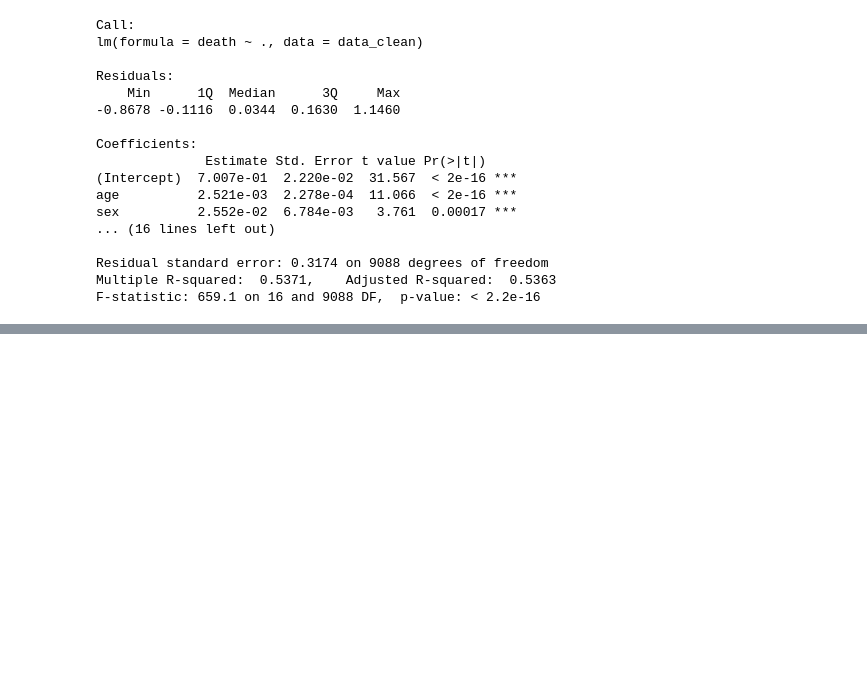
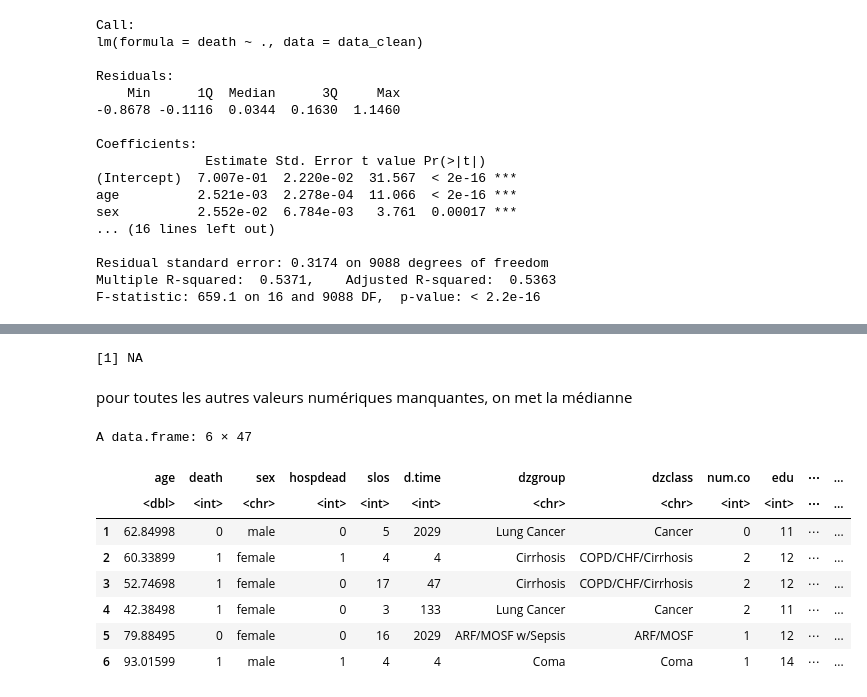
Before and after one commit to ClemouDouard/merr_project, a Jupyter notebook: src/notebook.ipynb, the cells around one changed output, grey strips where cells are left out. Saved outputs shown, nothing was run; the diff lists cells and outputs as text; code cells hidden in the pictures; blank space fills up the shorter version.

```diff
--- a/src/notebook.ipynb
+++ b/src/notebook.ipynb
@@ -306,0 +294,27 @@ A matrix: 17 × 17 of type dbl
+# %%
+data$pafi[is.na(data$pafi)] <- 333.3
+data$alb[is.na(data$alb)] <- 3.5
+data$bun[is.na(data$bun) <- 6.51]
+data$urine[is.na(data$urine)] <- 2502
+# %% [output]
+[1] NA
+# %% [markdown]
+pour toutes les autres valeurs numériques manquantes, on met la médianne
+# %%
+data[] <- lapply(data, function(x) {
+  if (is.numeric(x)) {
+    x[is.na(x)] <- median(x, na.rm = TRUE)
+  }
+  return(x)
+})
+head(data)
+# %% [output]
+A data.frame: 6 × 47
+|  | age | death | sex | hospdead | slos | d.time | dzgroup | dzclass | num.co | edu | ⋯ | ... |
+|  | <dbl> | <int> | <chr> | <int> | <int> | <int> | <chr> | <chr> | <int> | <int> | ⋯ | ... |
+| 1 | 62.84998 | 0 | male | 0 | 5 | 2029 | Lung Cancer | Cancer | 0 | 11 | ⋯ | ... |
+| 2 | 60.33899 | 1 | female | 1 | 4 | 4 | Cirrhosis | COPD/CHF/Cirrhosis | 2 | 12 | ⋯ | ... |
+| 3 | 52.74698 | 1 | female | 0 | 17 | 47 | Cirrhosis | COPD/CHF/Cirrhosis | 2 | 12 | ⋯ | ... |
+| 4 | 42.38498 | 1 | female | 0 | 3 | 133 | Lung Cancer | Cancer | 2 | 11 | ⋯ | ... |
+| 5 | 79.88495 | 0 | female | 0 | 16 | 2029 | ARF/MOSF w/Sepsis | ARF/MOSF | 1 | 12 | ⋯ | ... |
+| 6 | 93.01599 | 1 | male | 1 | 4 | 4 | Coma | Coma | 1 | 14 | ⋯ | ... |
```
Also changed, not shown: parts of 7 cells of this notebook.
